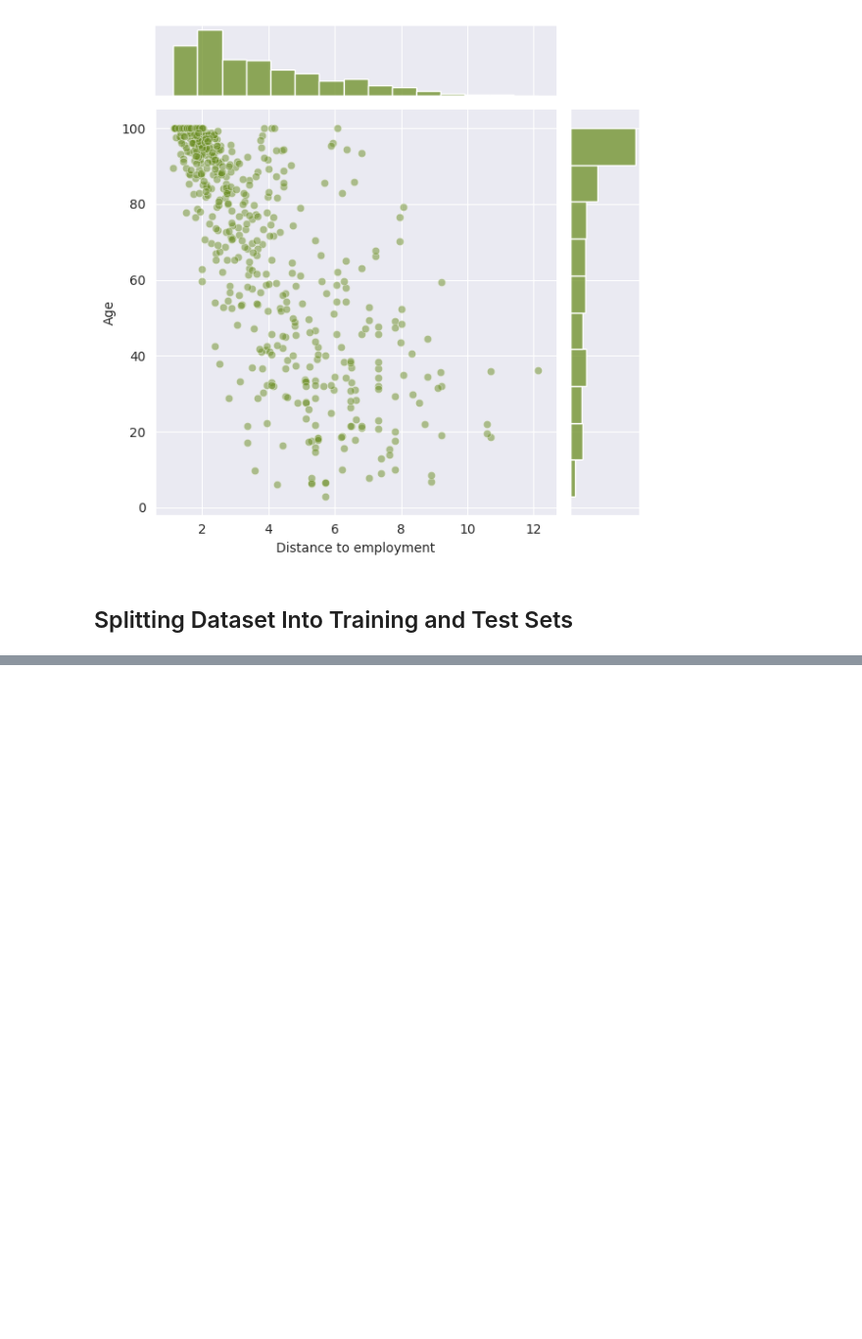
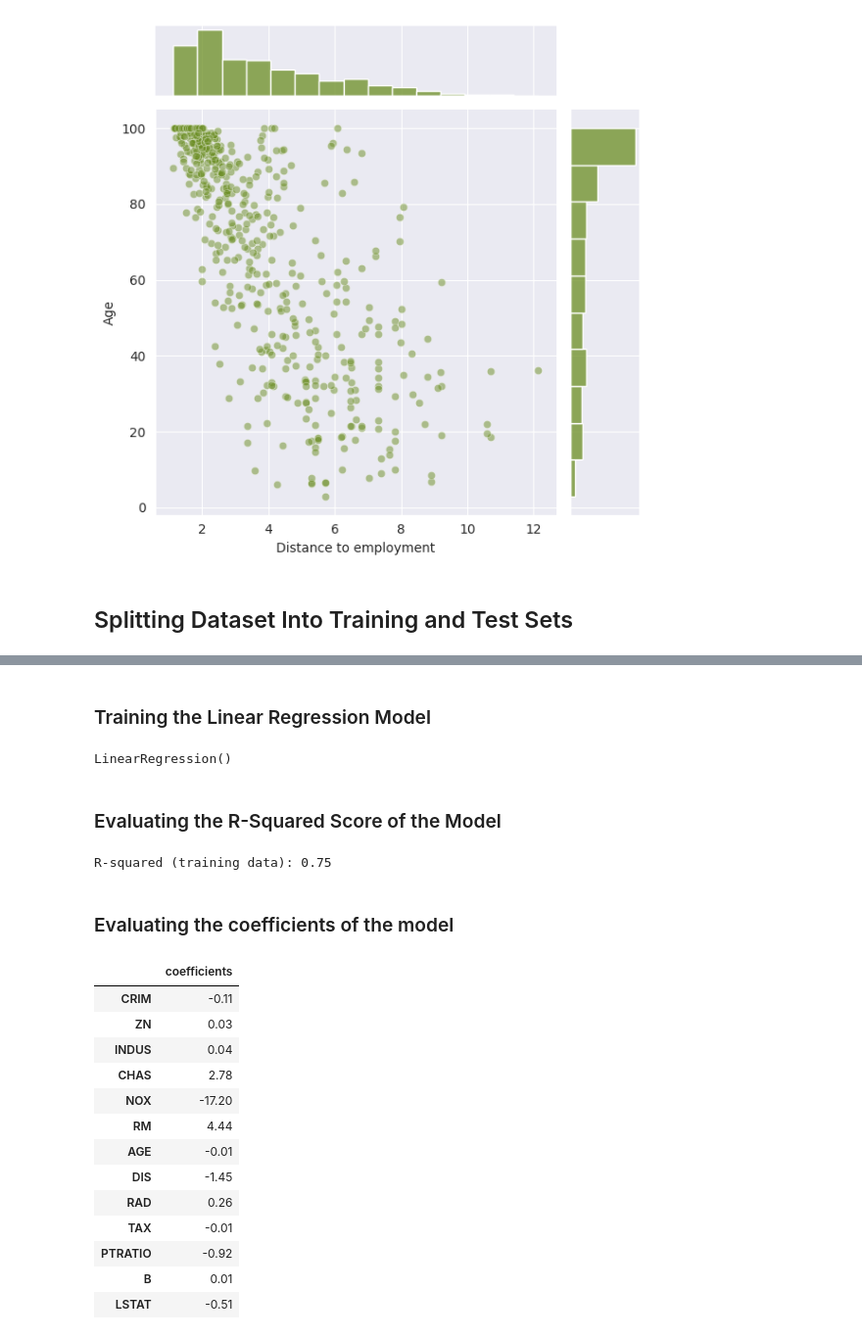
Before and after one commit to DejusDevspace/house-price-prediction, a Jupyter notebook: house_price.ipynb, the cells around one changed output, grey strips where cells are left out. Shown at 98% size. Cells and saved outputs as stored; diff of their text form; code cells hidden in the pictures; blank space fills up the shorter version.

Commit message:
Initial regression model

```diff
--- a/house_price.ipynb
+++ b/house_price.ipynb
@@ -359,3 +362,12 @@ plt.show()
 [figure]
 # %% [markdown]
 ## Splitting Dataset Into Training and Test Sets
+# %%
+# Matrix of features
+X = dataset.iloc[:, :-1].values
+
+# Dependent variable (PRICE)
+y = dataset.iloc[:, -1].values
+# %%
+# Splitting training and testing with a test size of 20%
+X_train, X_test, y_train, y_test = train_test_split(X, y, test_size=0.2, random_state=42)
@@ -361,0 +376,34 @@ plt.show()
+# %% [markdown]
+### Training the Linear Regression Model
+# %%
+regressor = LinearRegression()
+regressor.fit(X_train, y_train)
+# %% [output]
+LinearRegression()
+# %% [markdown]
+### Evaluating the R-Squared Score of the Model
+# %%
+r2 = r2_score(y_train, regressor.predict(X_train))
+print('R-squared (training data): {:.2}'.format(r2))
+# %% [output]
+R-squared (training data): 0.75
+# %% [markdown]
+### Evaluating the coefficients of the model
+# %%
+reg_coef_df = pd.DataFrame(index=dataset.drop('PRICE', axis=1).columns, data=regressor.coef_, columns=['coefficients'])
+reg_coef_df
+# %% [output]
+|  | coefficients |
+| CRIM | -0.11 |
+| ZN | 0.03 |
+| INDUS | 0.04 |
+| CHAS | 2.78 |
+| NOX | -17.20 |
+| RM | 4.44 |
+| AGE | -0.01 |
+| DIS | -1.45 |
+| RAD | 0.26 |
+| TAX | -0.01 |
+| PTRATIO | -0.92 |
+| B | 0.01 |
+| LSTAT | -0.51 |
```
Also changed, not shown: parts of 2 cells of this notebook.
